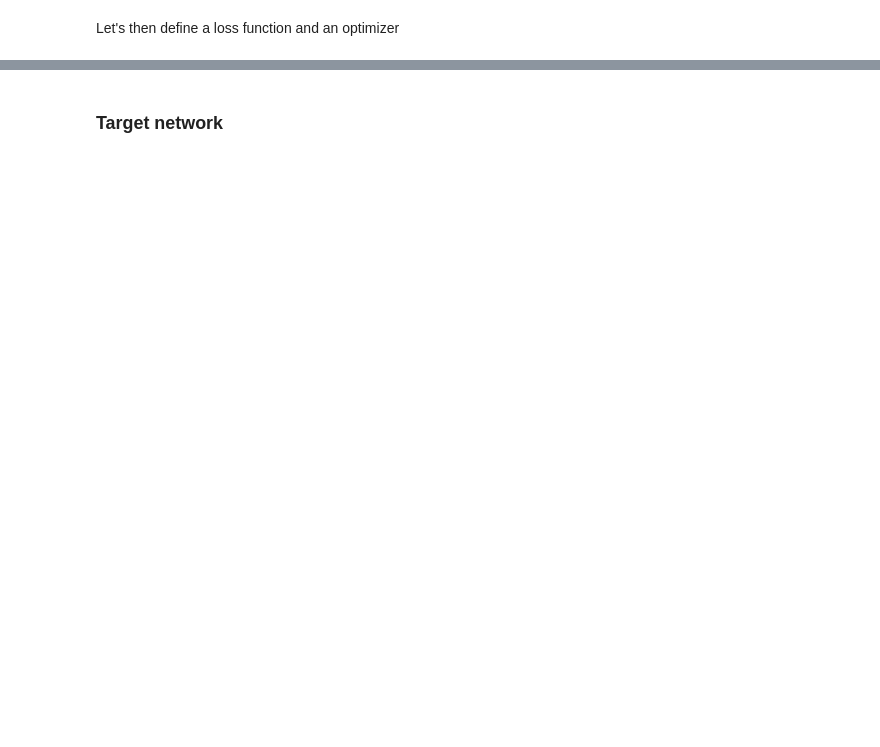
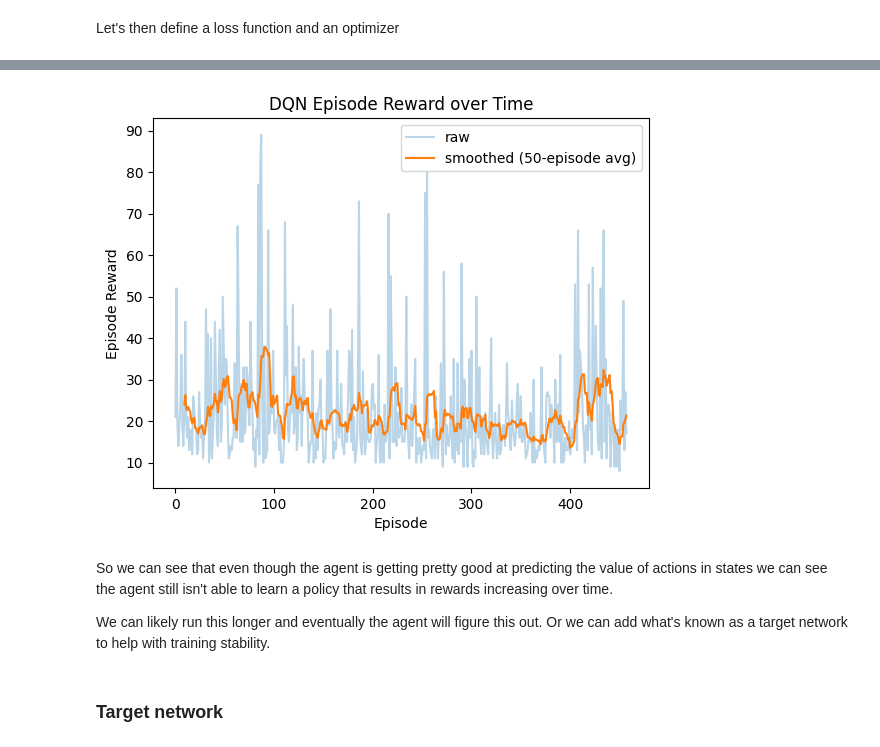
Before and after one commit to tbonne/intro_rl, a Jupyter notebook: notebooks/tutorial_4_DQN.ipynb, the cells around one changed output, grey strips where cells are left out. Drawn from its saved outputs; the diff is of its cells as text; code cells hidden in the pictures; blank space fills up the shorter version.

```diff
--- a/notebooks/tutorial_4_DQN.ipynb
+++ b/notebooks/tutorial_4_DQN.ipynb
@@ -267,2 +327,21 @@ You should see a drop in loss over time. Remember this means that the agent is g
+# %%
+import pandas as pd
+
+smoothed = pd.Series(episode_rewards).rolling(window=10).mean()
+
+plt.plot(episode_rewards, alpha=0.3, label="raw")
+
+plt.plot(smoothed, label="smoothed (50-episode avg)")
+plt.xlabel("Episode")
+plt.ylabel("Episode Reward")
+plt.title("DQN Episode Reward over Time")
+plt.legend()
+plt.show()
+# %% [output]
+[figure, added]
+# %% [markdown]
+So we can see that even though the agent is getting pretty good at predicting the value of actions in states we can see the agent still isn't able to learn a policy that results in rewards increasing over time.
+
+We can likely run this longer and eventually the agent will figure this out. Or we can add what's known as a target network to help with training stability.
 # %% [markdown]
 ### Target network
```
Also changed, not shown: parts of 34 cells of this notebook, 1 other file.
